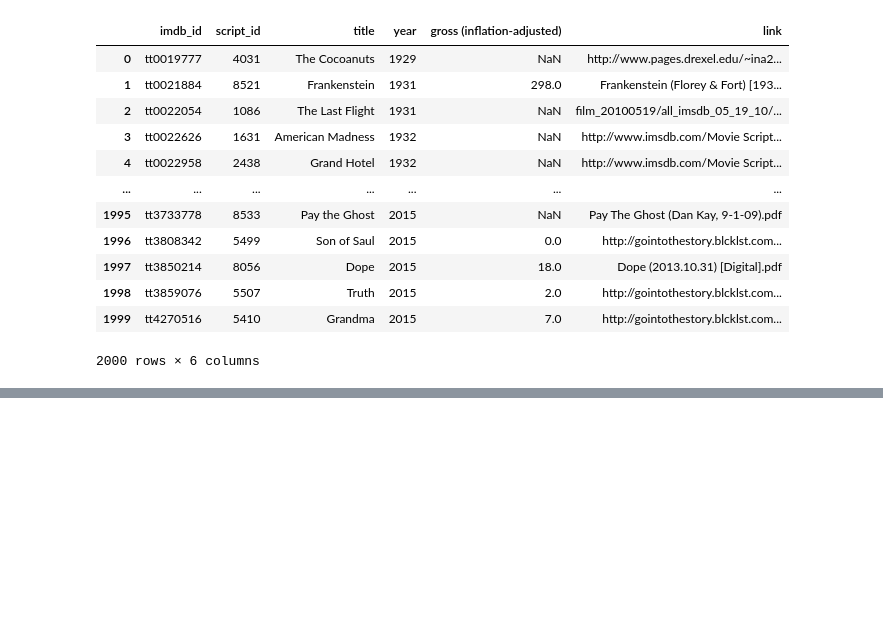
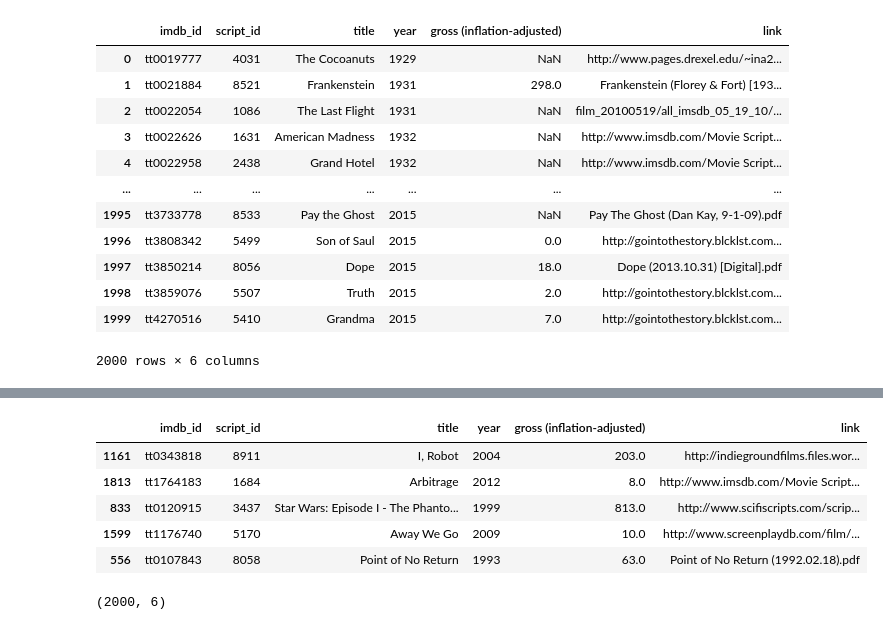
Before and after one commit to ZoeLeBlanc/IntroToDH2020, a Jupyter notebook: week7/Introduction to Pandas.ipynb, the cells around one changed output, grey strips where cells are left out. Cells and saved outputs as stored; diff of their text form; code cells hidden in the pictures; blank space fills up the shorter version.

```diff
--- a/week7/Introduction to Pandas.ipynb
+++ b/week7/Introduction to Pandas.ipynb
@@ -48,0 +58,13 @@ film_scripts
+# %%
+film_scripts.sample(5)
+# %% [output]
+|  | imdb_id | script_id | title | year | gross (inflation-adjusted) | link |
+| 1161 | tt0343818 | 8911 | I, Robot | 2004 | 203.0 | http://indiegroundfilms.files.wor... |
+| 1813 | tt1764183 | 1684 | Arbitrage | 2012 | 8.0 | http://www.imsdb.com/Movie Script... |
+| 833 | tt0120915 | 3437 | Star Wars: Episode I - The Phanto... | 1999 | 813.0 | http://www.scifiscripts.com/scrip... |
+| 1599 | tt1176740 | 5170 | Away We Go | 2009 | 10.0 | http://www.screenplaydb.com/film/... |
+| 556 | tt0107843 | 8058 | Point of No Return | 1993 | 63.0 | Point of No Return (1992.02.18).pdf |
+# %%
+film_scripts.shape
+# %% [output]
+(2000, 6)
```
Also changed, not shown: parts of 6 cells of this notebook, 6 other files.
